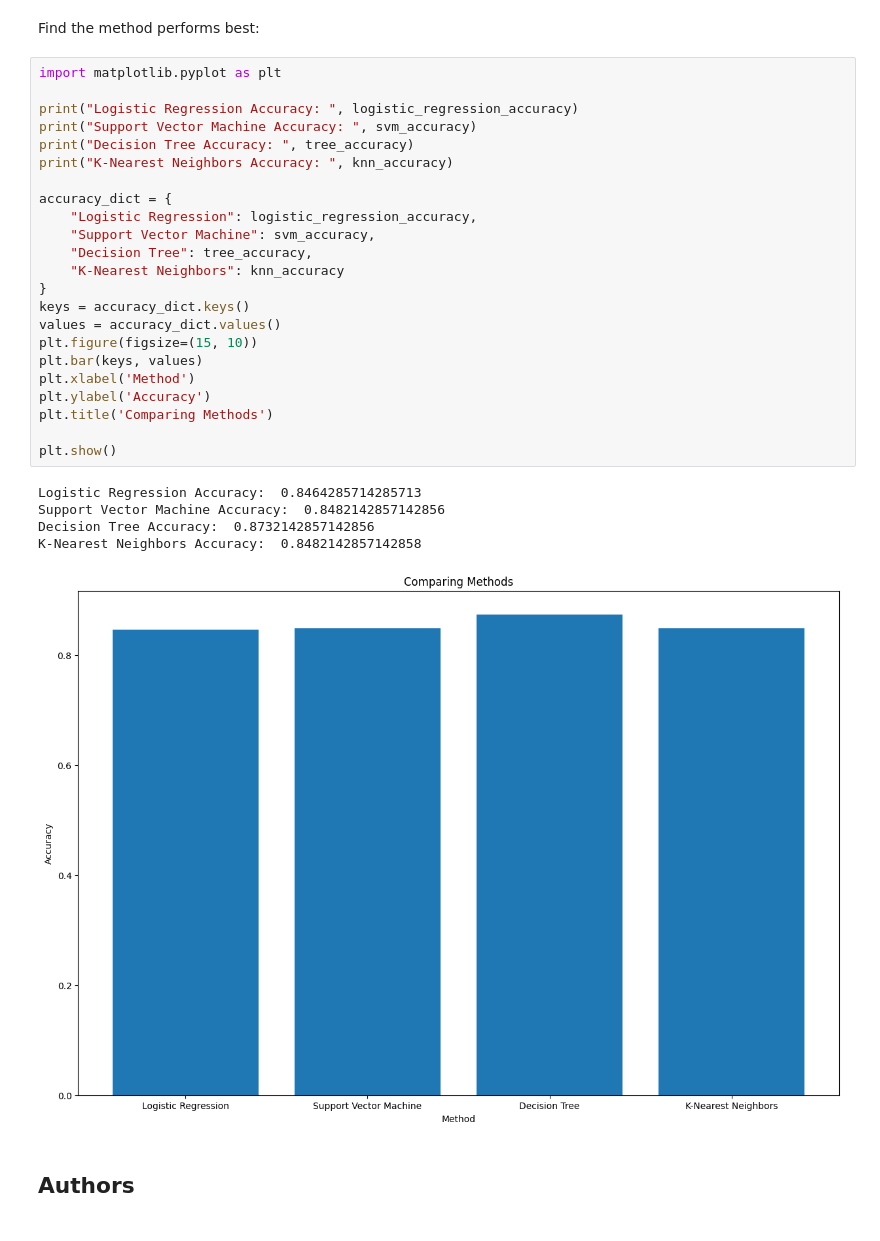
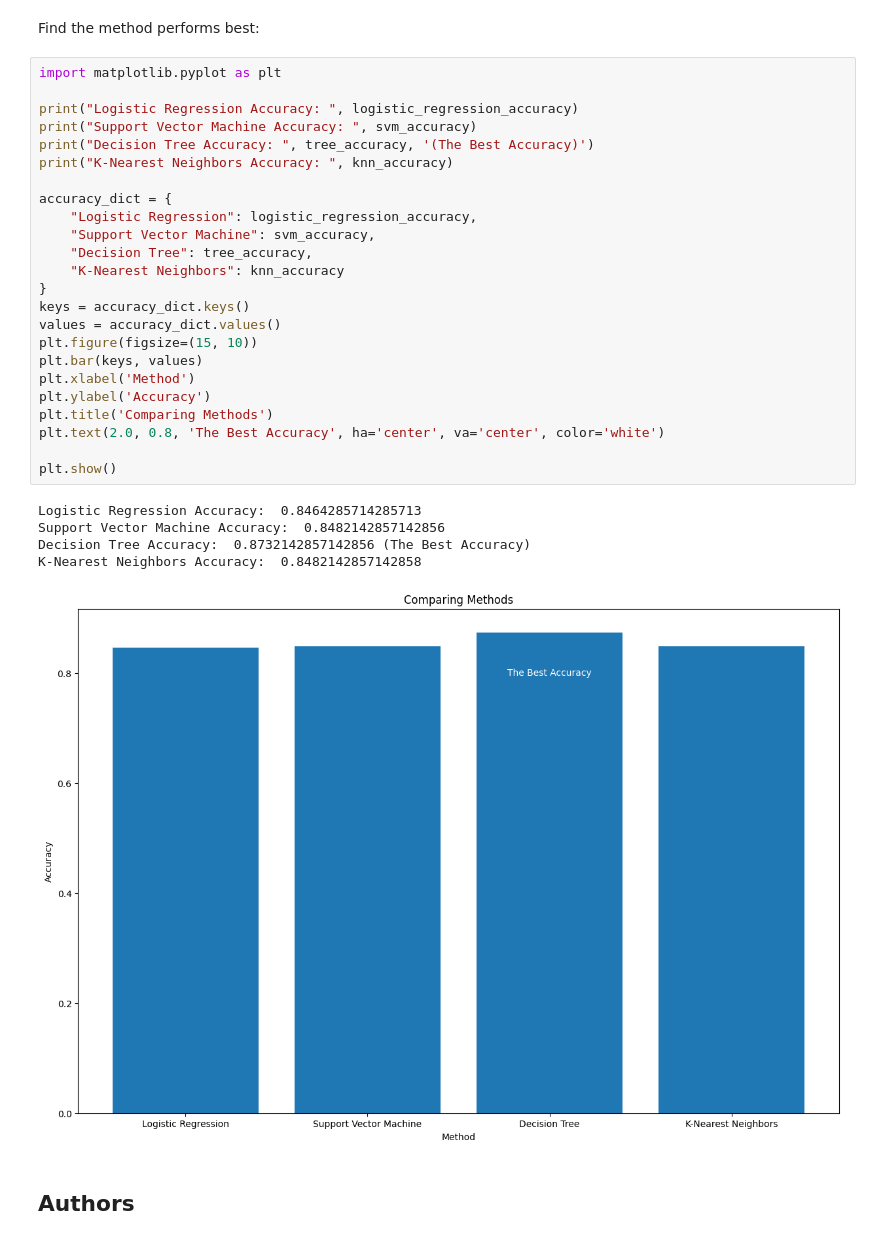
Before and after one commit to hsnapps/python-applied-data-science-capstone, a Jupyter notebook: SpaceX_Machine_Learning_Prediction_Part_5.jupyterlite.ipynb, the cells around one changed output. Saved outputs shown, nothing was run; the diff lists cells and outputs as text.

```diff
--- a/SpaceX_Machine_Learning_Prediction_Part_5.jupyterlite.ipynb
+++ b/SpaceX_Machine_Learning_Prediction_Part_5.jupyterlite.ipynb
@@ -372,32 +372,33 @@ Find the method performs best:
 # %%
 import matplotlib.pyplot as plt
 
 print("Logistic Regression Accuracy: ", logistic_regression_accuracy)
 print("Support Vector Machine Accuracy: ", svm_accuracy)
-print("Decision Tree Accuracy: ", tree_accuracy)
+print("Decision Tree Accuracy: ", tree_accuracy, '(The Best Accuracy)')
 print("K-Nearest Neighbors Accuracy: ", knn_accuracy)
 
 accuracy_dict = {
     "Logistic Regression": logistic_regression_accuracy,
     "Support Vector Machine": svm_accuracy,
     "Decision Tree": tree_accuracy,
     "K-Nearest Neighbors": knn_accuracy
 }
 keys = accuracy_dict.keys()
 values = accuracy_dict.values()
 plt.figure(figsize=(15, 10))
 plt.bar(keys, values)
 plt.xlabel('Method')
 plt.ylabel('Accuracy')
 plt.title('Comparing Methods')
+plt.text(2.0, 0.8, 'The Best Accuracy', ha='center', va='center', color='white')
 
 plt.show()
 # %% [output]
 Logistic Regression Accuracy:  0.8464285714285713
 Support Vector Machine Accuracy:  0.8482142857142856
-Decision Tree Accuracy:  0.8732142857142856
+Decision Tree Accuracy:  0.8732142857142856 (The Best Accuracy)
 K-Nearest Neighbors Accuracy:  0.8482142857142858
-[figure, old version]
+[figure, new version]
 # %% [markdown]
 ## Authors
 # %% [markdown]
```
